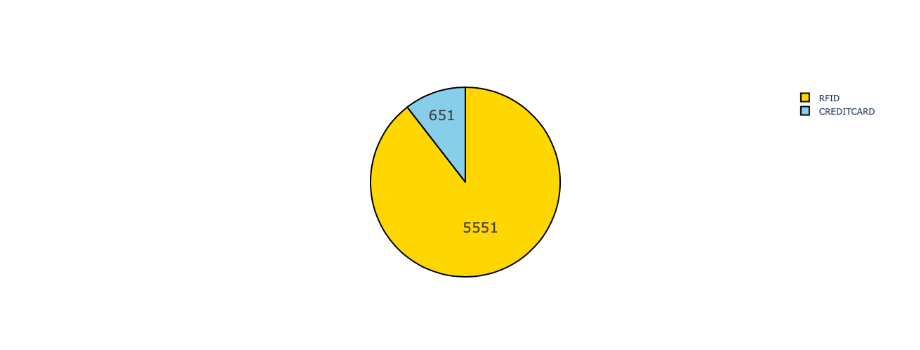
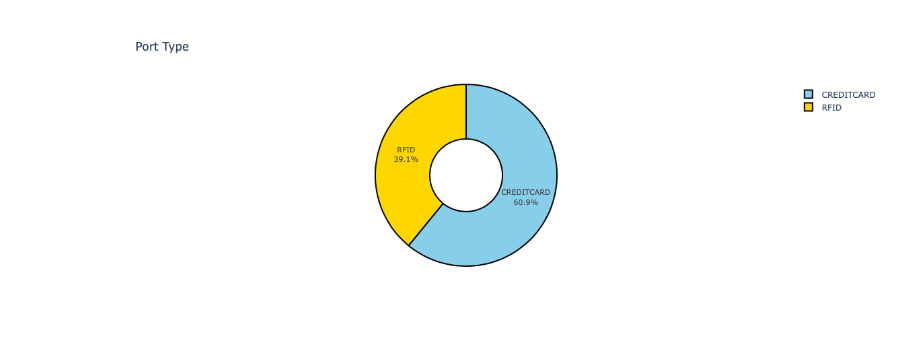
Before and after one commit to cjfelixx/HECO-Charging-Analysis, a Jupyter notebook: energy-heco/HECO_Dataanalysis.ipynb, the cells around one changed output. Cells and saved outputs as stored; diff of their text form; code cells hidden in the pictures.

```diff
--- a/energy-heco/HECO_Dataanalysis.ipynb
+++ b/energy-heco/HECO_Dataanalysis.ipynb
@@ -45,8 +139,7 @@ fig.show()
 # %%
-colors = ['gold','skyblue']
-
-fig = go.Figure(data=[go.Pie(labels=['RFID','CREDITCARD'], values=[list(Counter(DataApporttype).values())[0],list(Counter(DataApporttyp).values())[1]])])
-fig.update_traces(hoverinfo='label+percent', textinfo='value', textfont_size=20, marker=dict(colors=colors, line=dict(color='#000000', width=2)))
+fig = go.Figure(data=[go.Pie(labels=['RFID','CREDITCARD'], values=[list(Counter(DataApaymentmode).values())[0],list(Counter(DataApaymentmode).values())[1]])])
+fig.update_traces(hole=.4,hoverinfo='value', textinfo='label+percent', textfont_size=11, marker=dict(colors=['gold','skyblue'], line=dict(color='#000000', width=2)))
+fig.update_layout(title_text="Port Type")
 fig.show()
 # %% [output]
-[figure, old version]
+[figure, new version]
```
Also changed, not shown: parts of 17 cells of this notebook.
